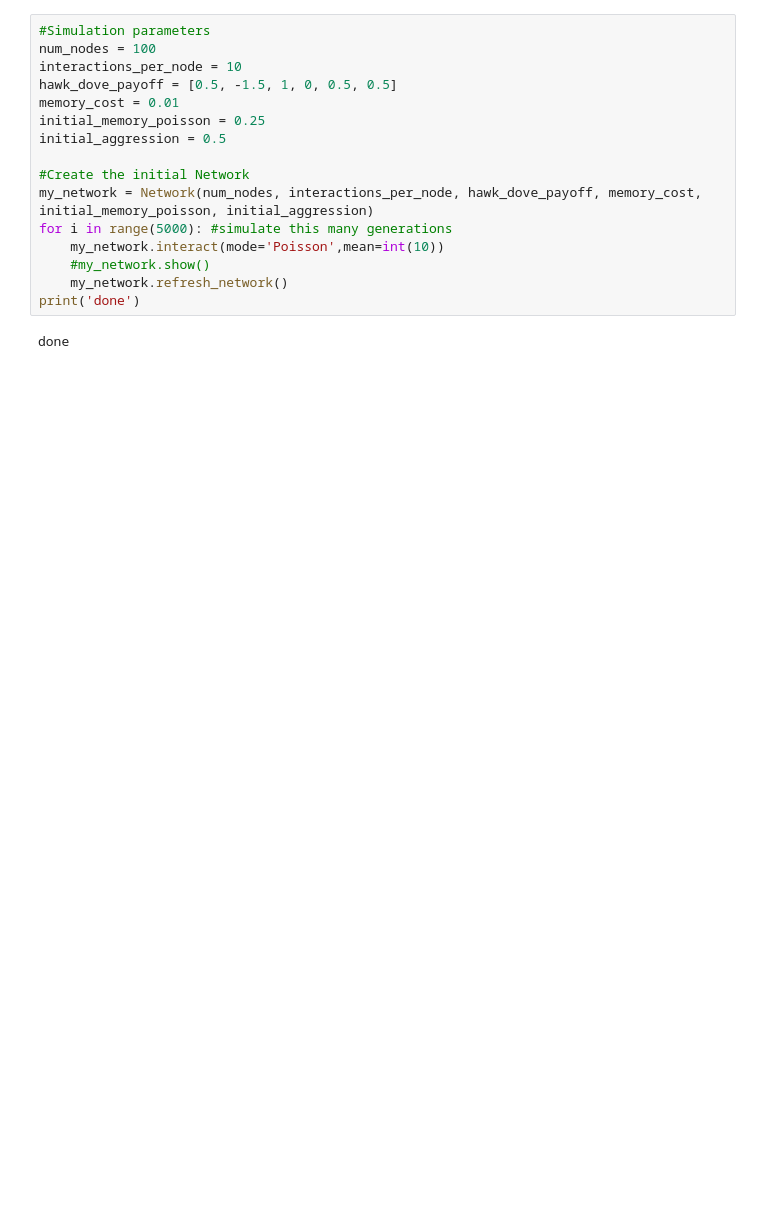
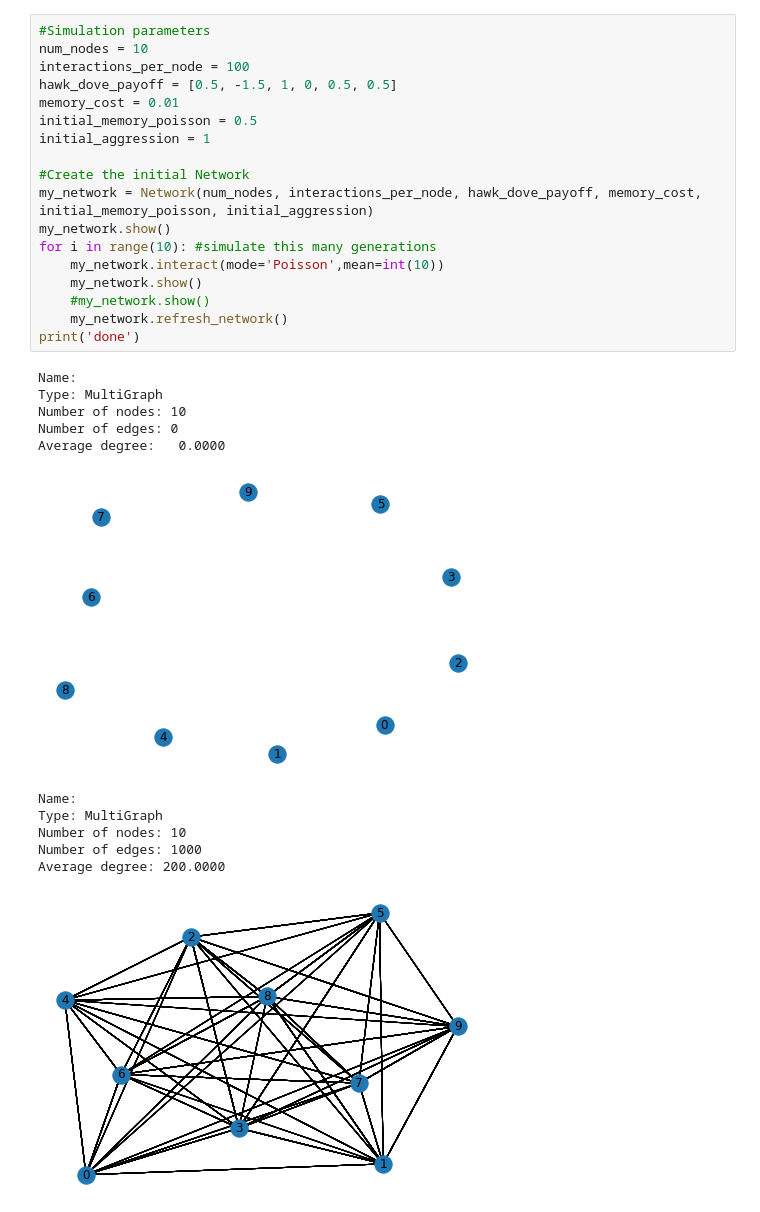
Before and after one commit to aprili1u/Fish-Network, a Jupyter notebook: Network_v4.ipynb, the cells around one changed output. Cells and saved outputs as stored; diff of their text form; blank space fills up the shorter version.

```diff
--- a/Network_v4.ipynb
+++ b/Network_v4.ipynb
@@ -322,19 +330,32 @@ class Node:
             self.outcome_memory[self.num_interactions-1] = outcome
 # %%
 #Simulation parameters
-num_nodes = 100
-interactions_per_node = 10
+num_nodes = 10
+interactions_per_node = 100
 hawk_dove_payoff = [0.5, -1.5, 1, 0, 0.5, 0.5]
 memory_cost = 0.01
-initial_memory_poisson = 0.25
-initial_aggression = 0.5
+initial_memory_poisson = 0.5
+initial_aggression = 1
 
 #Create the initial Network
 my_network = Network(num_nodes, interactions_per_node, hawk_dove_payoff, memory_cost, initial_memory_poisson, initial_aggression)
-for i in range(5000): #simulate this many generations
+my_network.show()
+for i in range(10): #simulate this many generations
     my_network.interact(mode='Poisson',mean=int(10))
+    my_network.show()
     #my_network.show()
     my_network.refresh_network()
 print('done')
 # %% [output]
-done
+Name:
+Type: MultiGraph
+Number of nodes: 10
+Number of edges: 0
+Average degree:   0.0000
+[figure, added]
+Name:
+Type: MultiGraph
+Number of nodes: 10
+Number of edges: 1000
+Average degree: 200.0000
+[figure, added]
```
Also changed, not shown: parts of 3 cells of this notebook.
